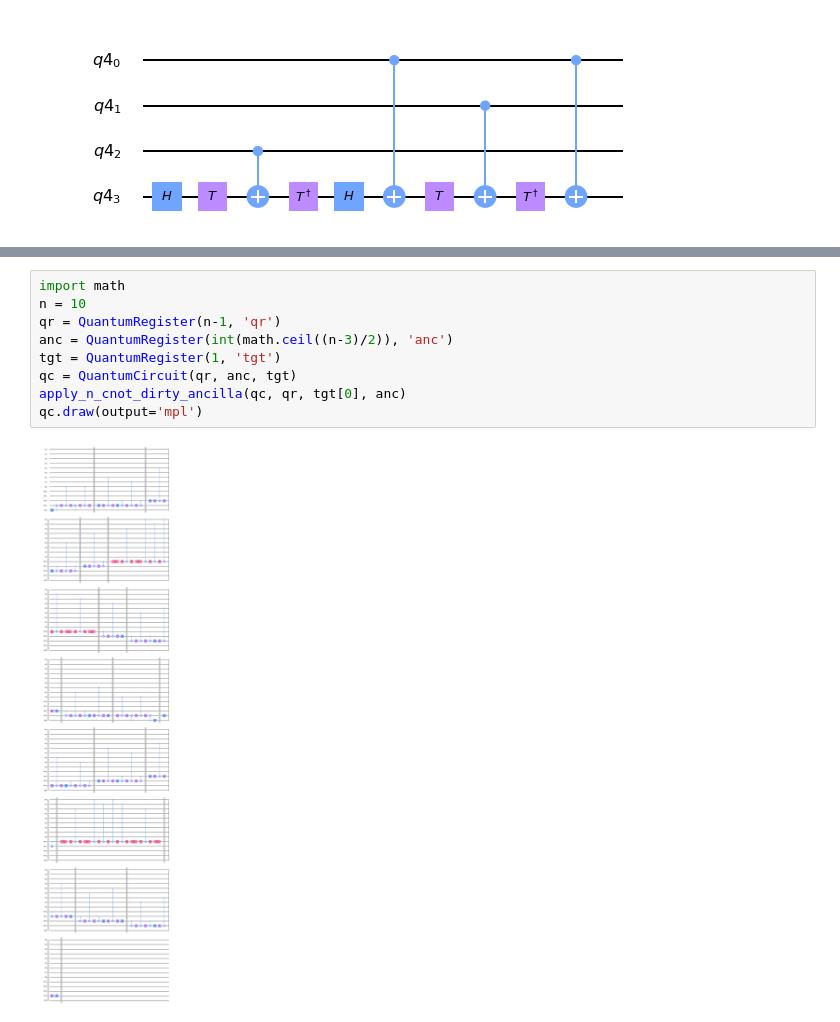
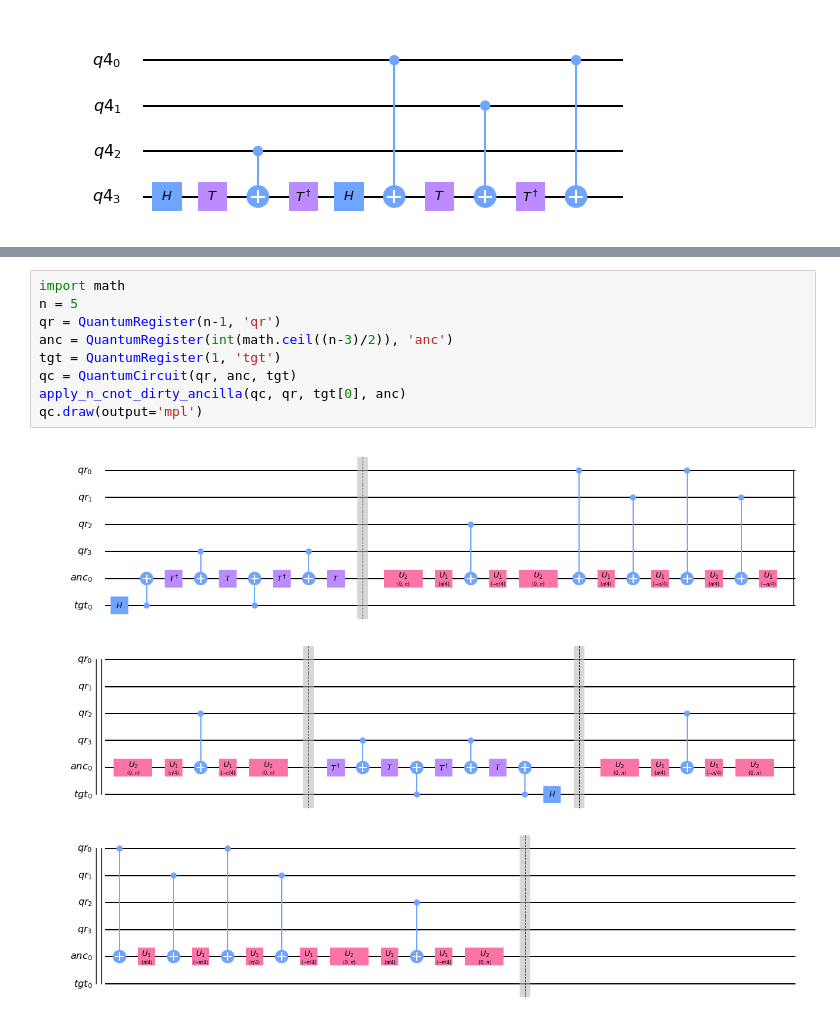
Before and after one commit to Naphann/my-qiskit-notebook, a Jupyter notebook: notebooks/multiple-controlled-toffoli.ipynb, the cells around one changed output, grey strips where cells are left out. Drawn from its saved outputs; the diff is of its cells as text.

```diff
--- a/notebooks/multiple-controlled-toffoli.ipynb
+++ b/notebooks/multiple-controlled-toffoli.ipynb
@@ -228,11 +279,11 @@ def apply_n_cnot_dirty_ancilla(qc, controls, target, anc):
 # %%
 import math
-n = 10
+n = 5
 qr = QuantumRegister(n-1, 'qr')
 anc = QuantumRegister(int(math.ceil((n-3)/2)), 'anc')
 tgt = QuantumRegister(1, 'tgt')
 qc = QuantumCircuit(qr, anc, tgt)
 apply_n_cnot_dirty_ancilla(qc, qr, tgt[0], anc)
 qc.draw(output='mpl')
 # %% [output]
-[figure, old version]
+[figure, new version]
```
Also changed, not shown: parts of 2 cells of this notebook.
